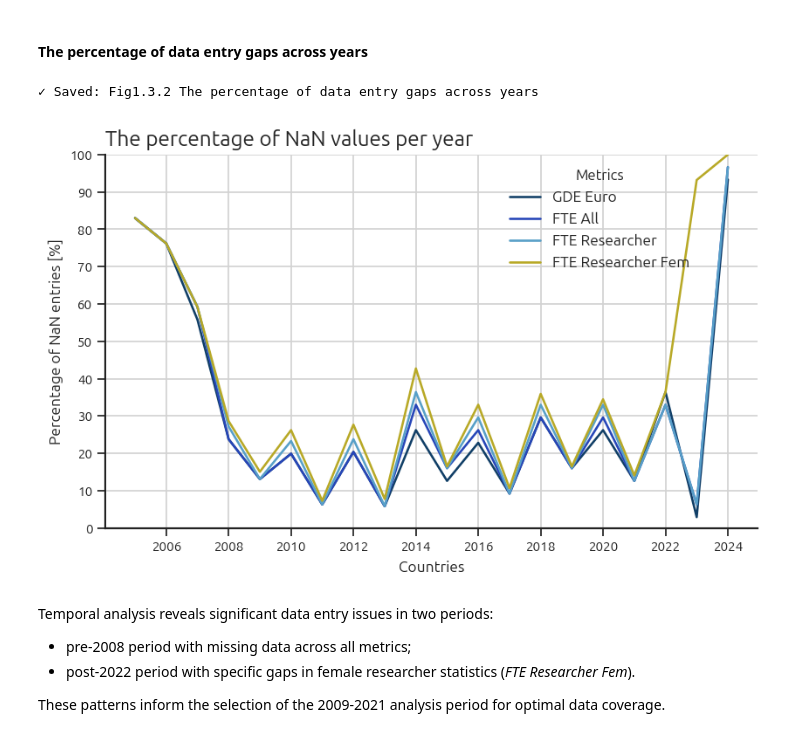
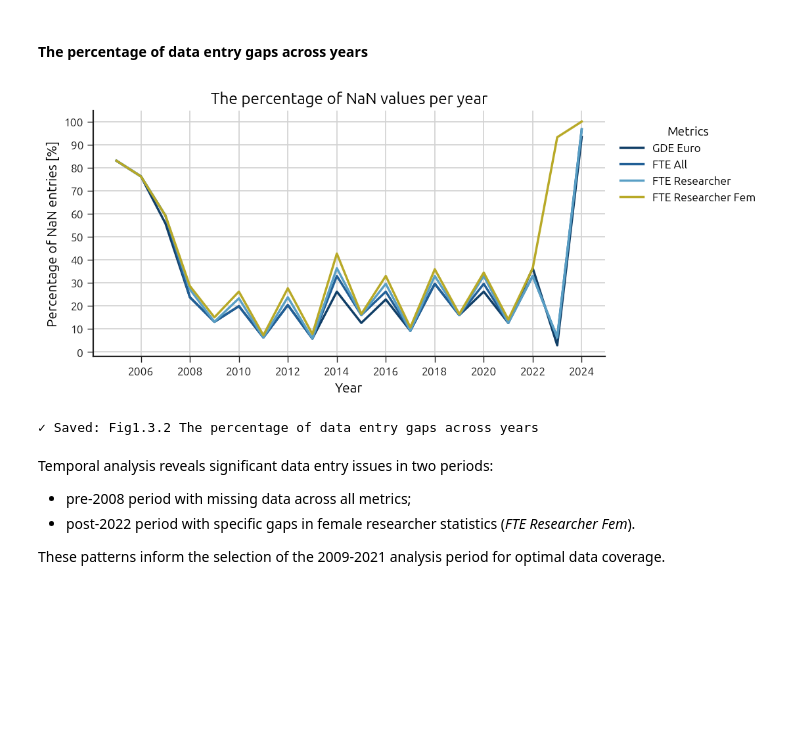
Before and after one commit to DominikaDrazyk/DataAnalysis_Efficiency_and_Diversity, a Jupyter notebook: py_notebooks/analysis_code.ipynb, the cells around one changed output. Cells and saved outputs as stored; diff of their text form; code cells hidden in the pictures; blank space fills up the shorter version.

```diff
--- a/py_notebooks/analysis_code.ipynb
+++ b/py_notebooks/analysis_code.ipynb
@@ -211,23 +245,28 @@ The following countries include more than 50% of data entry gaps in all chosen m
 # %%
-df_nans = df.groupby(
-    'Year')[['GDE Euro','FTE All', 'FTE Researcher', 'FTE Researcher Fem']].apply(
-    lambda x: (x.isna().sum() * 100 / len(x) )).sort_values(by = 'Year')
-df_nans = df_nans.stack().reset_index().rename(columns={'level_1': 'metrics', 0: 'value'})
+plt.style.use(STYLE_PATH)
+plt.rcParams.update({
+    'figure.figsize': (9,4)})
 
-g = sns.relplot(kind = 'line', x = 'Year', y = 'value', data = df_nans, hue = 'metrics')
-g.set(title = 'The percentage of NaN values per year',
-      xlabel = "Countries", ylabel = "Percentage of NaN entries [%]")
-sns.move_legend(g, "upper right", title = 'Metrics', bbox_to_anchor = (0.68, 0.97))
-g.set(ylim = (0, 100))
+ax = sns.lineplot(data = df_nans, x = 'Year', y = 'value', hue = 'metrics', linewidth = 2)
+
+plt.title('The percentage of NaN values per year', loc = 'center')
+plt.xlabel("Year")
+plt.ylabel("Percentage of NaN entries [%]")
+
+plt.legend(title = "Metrics", loc = 'upper left', bbox_to_anchor=(1.01, 0.98))
+
 plt.yticks([0,10,20,30,40,50,60,70,80,90,100], ['0','10','20','30','40','50','60','70','80','90','100'])
-g.fig.set_size_inches(10,4)
+
+plt.tight_layout()
+
 file_name = 'Fig1.3.2 The percentage of data entry gaps across years.png'
 save_path = os.path.join(FIGURES_PATH, file_name)
 plt.savefig(save_path)
+plt.show()
 print("✓ Saved: Fig1.3.2 The percentage of data entry gaps across years")
 # %% [output]
+[figure, new version]
 ✓ Saved: Fig1.3.2 The percentage of data entry gaps across years
-[figure, old version]
 # %% [markdown]
 Temporal analysis reveals significant data entry issues in two periods:
 - pre-2008 period with missing data across all metrics;
```
Also changed, not shown: parts of 10 cells of this notebook, 12 other files.
